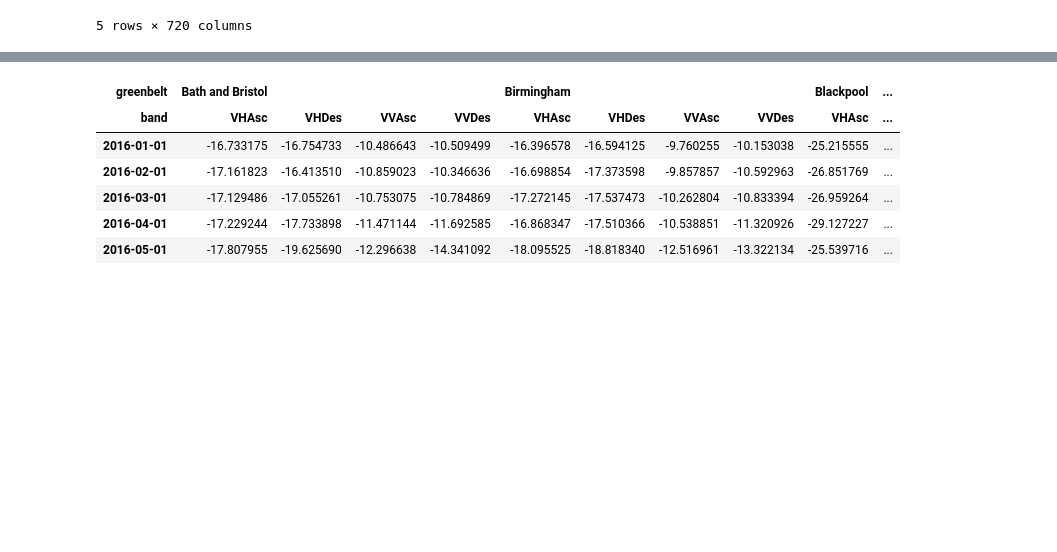
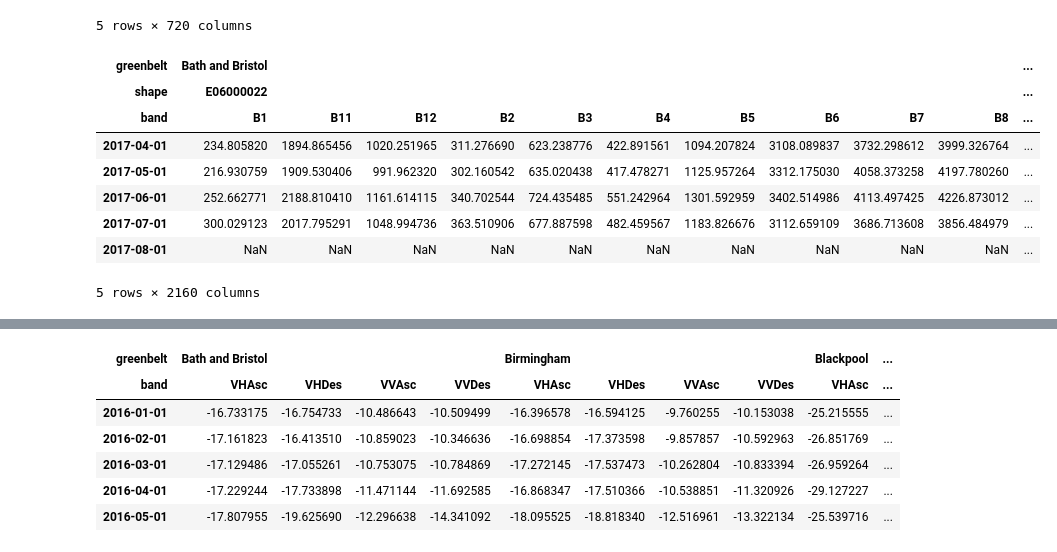
Before and after one commit to FinleyGibson/greensight, a Jupyter notebook: notebooks/pipeline/05_complete_data.ipynb, the cells around one changed output, grey strips where cells are left out. Drawn from its saved outputs; the diff is of its cells as text; code cells hidden in the pictures; blank space fills up the shorter version.

```diff
--- a/notebooks/pipeline/05_complete_data.ipynb
+++ b/notebooks/pipeline/05_complete_data.ipynb
@@ -38,0 +39,16 @@ assert df_weights.shape == s1_data.shape
+# %%
+# load DataFrame
+s2_path = DIR_DATA / "processed_data/sentinel_two_df.hdf"
+
+s2_data = pd.read_hdf(s2_path, key="df")
+s2_data.head(5)
+# %% [output]
+| greenbelt | Bath and Bristol |  |  |  |  |  |  |  |  |  | ... |
+| shape | E06000022 |  |  |  |  |  |  |  |  |  | ... |
+| band | B1 | B11 | B12 | B2 | B3 | B4 | B5 | B6 | B7 | B8 | ... |
+| 2017-04-01 | 234.805820 | 1894.865456 | 1020.251965 | 311.276690 | 623.238776 | 422.891561 | 1094.207824 | 3108.089837 | 3732.298612 | 3999.326764 | ... |
+| 2017-05-01 | 216.930759 | 1909.530406 | 991.962320 | 302.160542 | 635.020438 | 417.478271 | 1125.957264 | 3312.175030 | 4058.373258 | 4197.780260 | ... |
+| 2017-06-01 | 252.662771 | 2188.810410 | 1161.614115 | 340.702544 | 724.435485 | 551.242964 | 1301.592959 | 3402.514986 | 4113.497425 | 4226.873012 | ... |
+| 2017-07-01 | 300.029123 | 2017.795291 | 1048.994736 | 363.510906 | 677.887598 | 482.459567 | 1183.826676 | 3112.659109 | 3686.713608 | 3856.484979 | ... |
+| 2017-08-01 | NaN | NaN | NaN | NaN | NaN | NaN | NaN | NaN | NaN | NaN | ... |
+5 rows × 2160 columns
```
Also changed, not shown: parts of 12 cells of this notebook, 31 other files.
